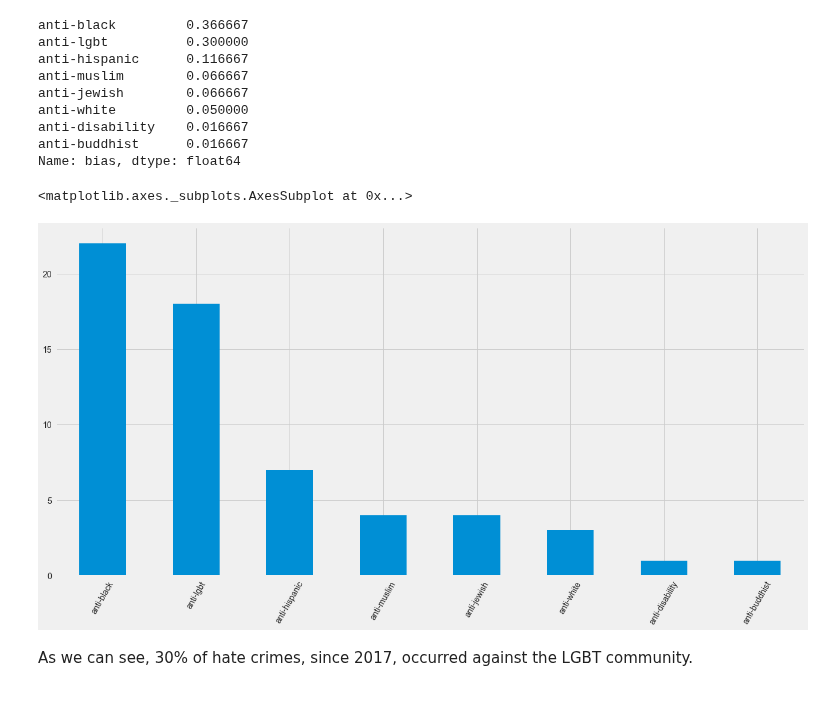
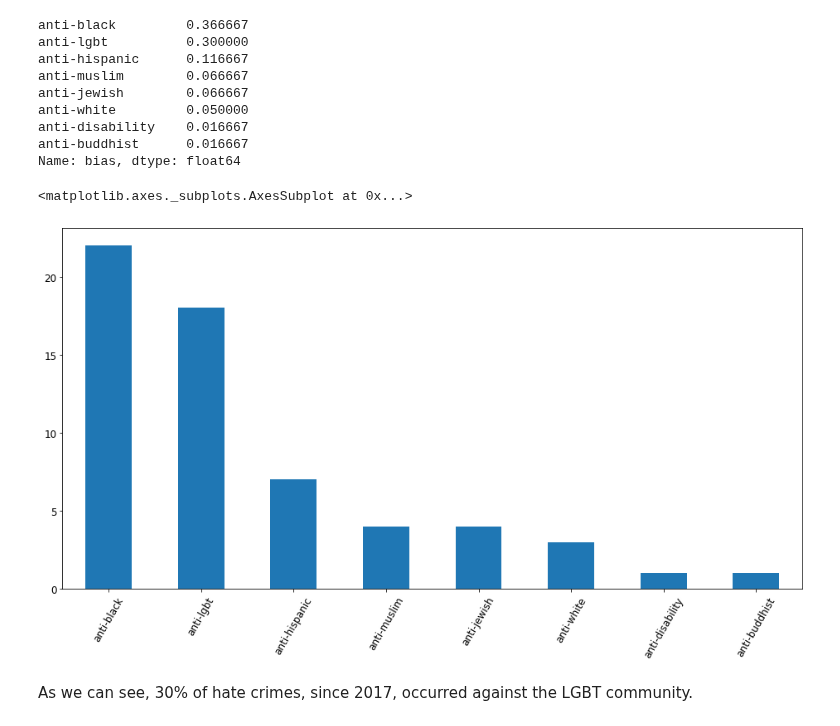
Before and after one commit to rgrantham82/Crime-Analysis, a Jupyter notebook: hate_crimes_analysis/Exploratory Analysis.ipynb, the cells around one changed output. Cells and saved outputs as stored; diff of their text form; code cells hidden in the pictures.

```diff
--- a/hate_crimes_analysis/Exploratory Analysis.ipynb
+++ b/hate_crimes_analysis/Exploratory Analysis.ipynb
@@ -15,8 +15,22 @@
 ><li><a href="#q4"> 4. At what kinds of locations in Austin do hate crimes take place?</a></li>
 ><li><a href="#q5"> 5. Correlations between victims and offenders</a></li>
 # %%
+# Importing the appropriate libraries and configurations
 %matplotlib inline
 import pandas as pd
 import numpy as np
 import matplotlib.pyplot as plt
-plt.style.use('fivethirtyeight')
+
+
+# Loading & examining the dataset
+df = pd.read_csv('aus_clean.csv')
+
+display(df.head())
+print('----------------------------------')
+display(df.tail())
+print('----------------------------------')
+display(df.info())
+print('----------------------------------')
+display(df.index)
+print('----------------------------------')
+display(df.describe())
@@ -192,10 +158,10 @@ anti-disability    0.016667
 anti-buddhist      0.016667
 Name: bias, dtype: float64
 # %%
-bias.plot.bar(figsize=(20,10), fontsize=14, rot=60)
+bias.plot.bar(figsize=(16,8), fontsize=12, rot=60)
 # %% [output]
 <matplotlib.axes._subplots.AxesSubplot at 0x...>
-[figure, old version]
+[figure, new version]
 # %% [markdown]
 As we can see, 30% of hate crimes, since 2017, occurred against the LGBT community.
 # %% [markdown]
```
Also changed, not shown: parts of 6 cells of this notebook.
